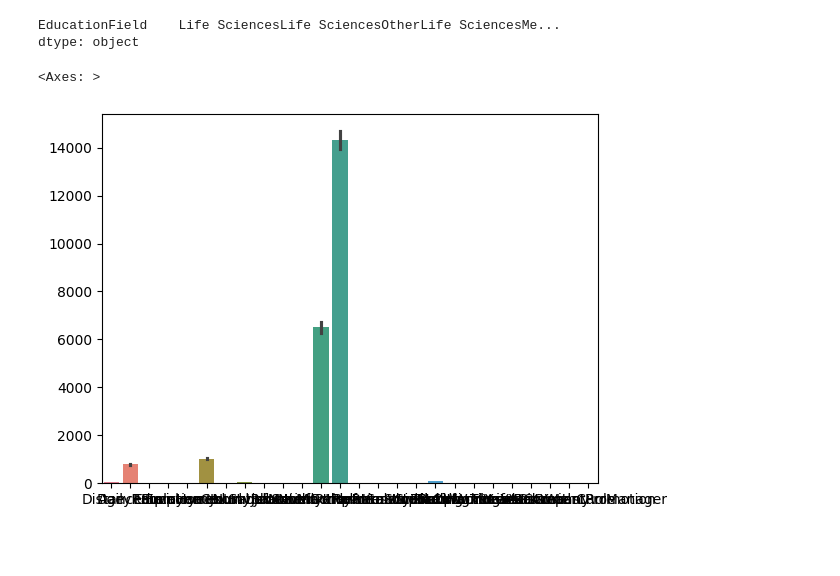
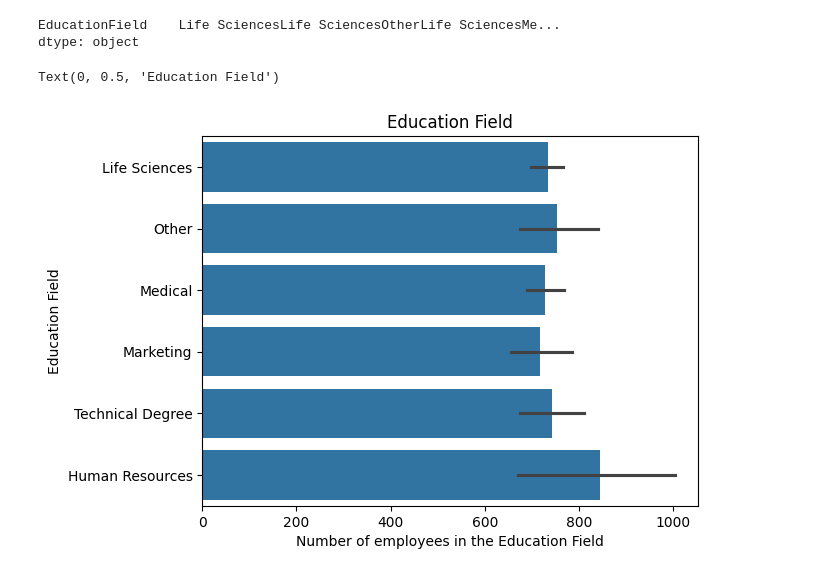
Before and after one commit to Kyl67899/Meriskill_Data_Analysis_intern, a Jupyter notebook: HR/hr.ipynb, the cells around one changed output. Cells and saved outputs as stored; diff of their text form; code cells hidden in the pictures; blank space fills up the shorter version.

```diff
--- a/HR/hr.ipynb
+++ b/HR/hr.ipynb
@@ -91,3 +91,10 @@ dataset.describe()
 ##### Cleaning individual columns.
 ##### Remove the NaN values from the dataset
 ##### Check for some more Transformations
+# %%
+# removed columns
+dataset1 = dataset.drop(['DailyRate', 'Attrition', 'DistanceFromHome', 'Education', 'EnvironmentSatisfaction', 'JobInvolvement', 'JobLevel', 'JobSatisfaction', 'NumCompaniesWorked',
+                         'RelationshipSatisfaction', 'StandardHours', 'StockOptionLevel', 'TotalWorkingYears', 'TrainingTimesLastYear', 'WorkLifeBalance', 'YearsAtCompany',
+                         'YearsInCurrentRole', 'YearsSinceLastPromotion', 'YearsWithCurrManager'
+                        ], axis=1)
+dataset1
@@ -167,9 +203,12 @@ edu
 # %% [output]
 EducationField    Life SciencesLife SciencesOtherLife SciencesMe...
 dtype: object
-# %%
-# bar plot
-sns.barplot(data=dataset)
-# %% [output]
-<Axes: >
-[figure, removed]
+# %%
+# How many employees are in different fields
+sns.barplot(data=dataset1.EducationField)
+plt.title("Education Field")
+plt.xlabel("Number of employees in the Education Field")
+plt.ylabel("Education Field")
+# %% [output]
+Text(0, 0.5, 'Education Field')
+[figure, added]
```
Also changed, not shown: parts of 13 cells of this notebook, 1 other file.
